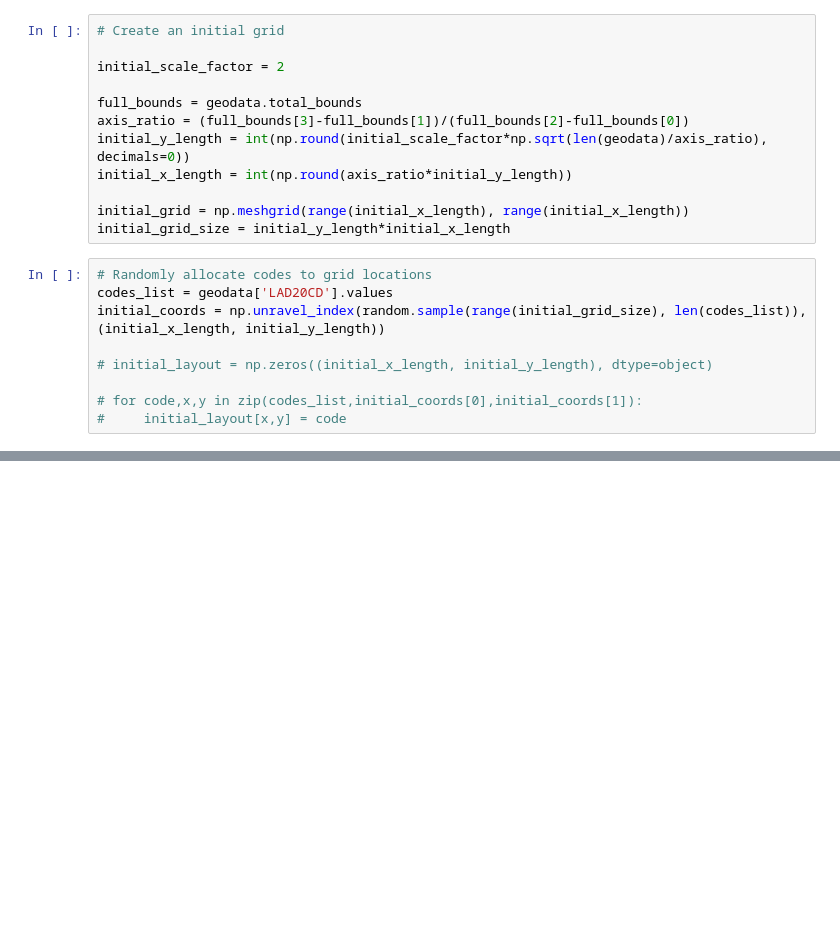
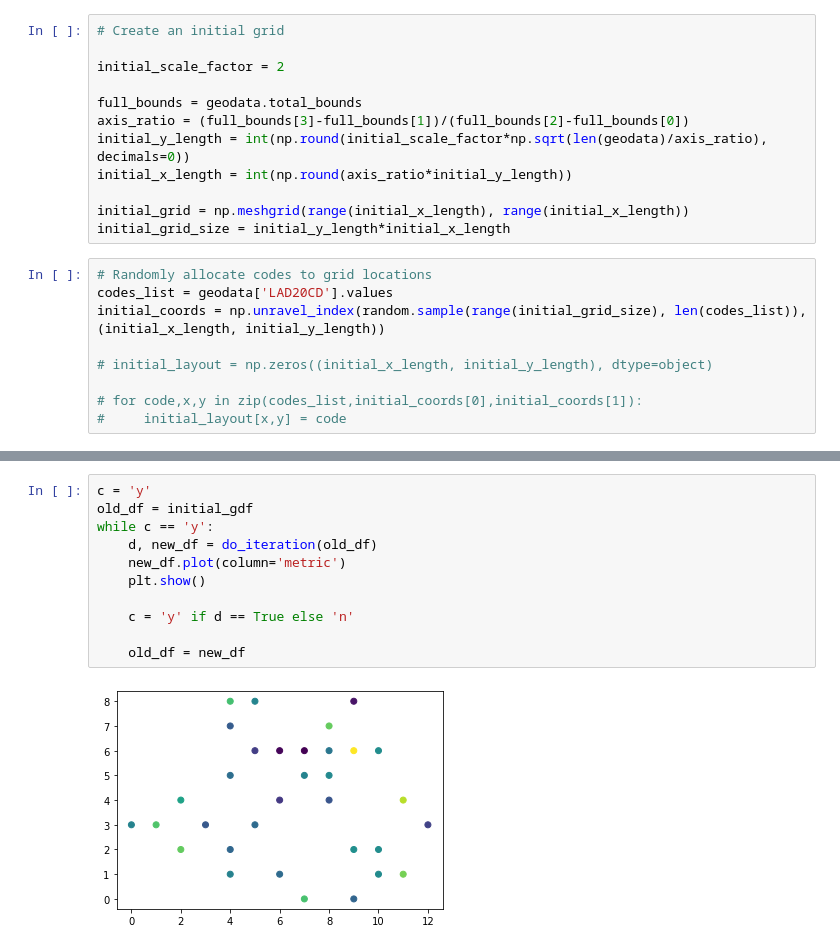
Before and after one commit to tompeterken-os/AutoCartogram, a Jupyter notebook: Playing.ipynb, the cells around one changed output, grey strips where cells are left out. Cells and saved outputs as stored; diff of their text form; blank space fills up the shorter version.

```diff
--- a/Playing.ipynb
+++ b/Playing.ipynb
@@ -184 +244,14 @@ new_df = do_swaps(initial_gdf)
+# %%
+c = 'y'
+old_df = initial_gdf
+while c == 'y':
+    d, new_df = do_iteration(old_df)
+    new_df.plot(column='metric')
+    plt.show()
+
+    c = 'y' if d == True else 'n'
+
+    old_df = new_df
+# %% [output]
+[figure, added]
 # %%
```
Also changed, not shown: parts of 9 cells of this notebook.
